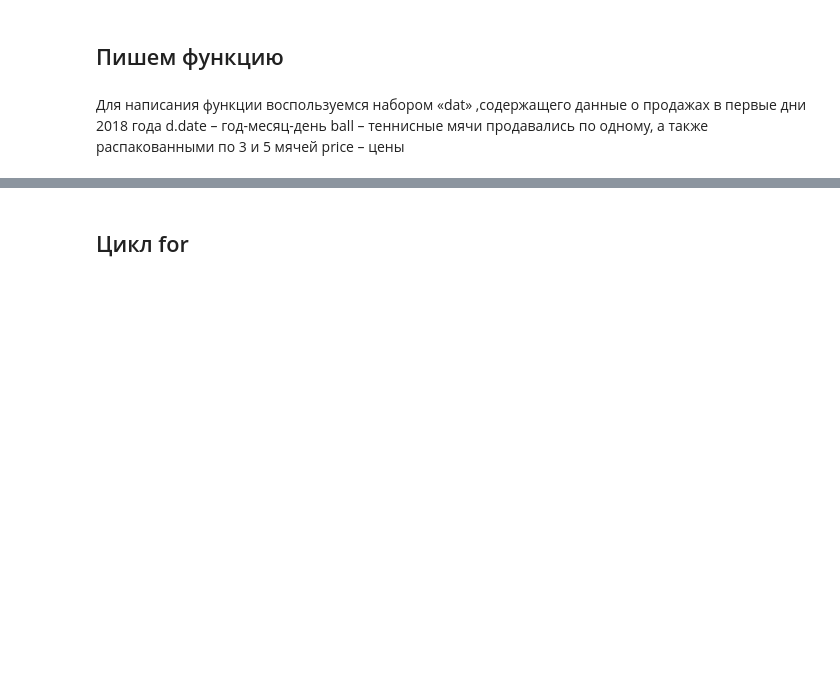
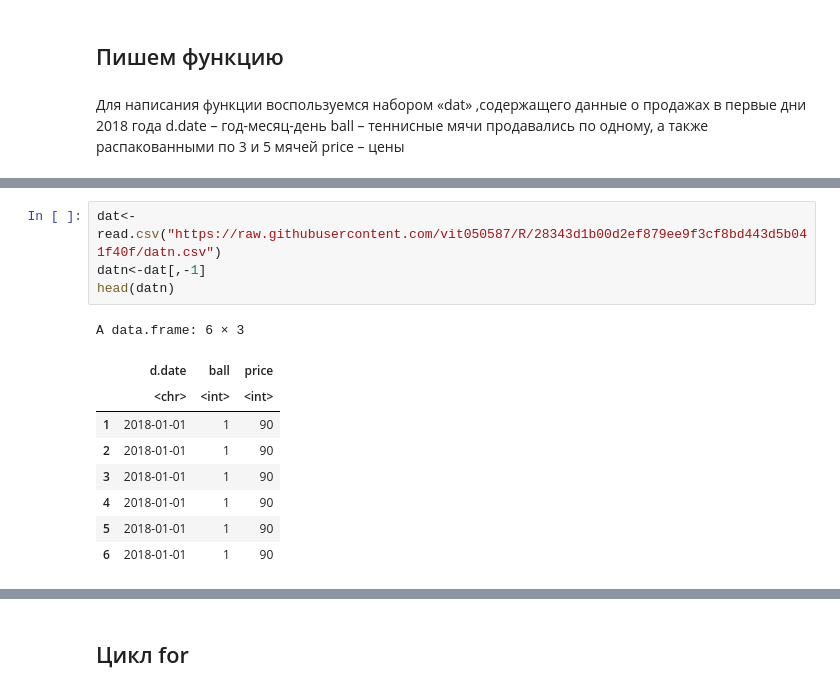
Before and after one commit to vit050587/R, a Jupyter notebook: lesson02.ipynb, the cells around one changed output, grey strips where cells are left out. Saved outputs shown, nothing was run; the diff lists cells and outputs as text; blank space fills up the shorter version.

```diff
--- a/lesson02.ipynb
+++ b/lesson02.ipynb
@@ -109,0 +118,14 @@ ERROR: ignored
+# %%
+dat<-read.csv("https://raw.githubusercontent.com/vit050587/R/28343d1b00d2ef879ee9f3cf8bd443d5b041f40f/datn.csv")
+datn<-dat[,-1]
+head(datn)
+# %% [output]
+A data.frame: 6 × 3
+|  | d.date | ball | price |
+|  | <chr> | <int> | <int> |
+| 1 | 2018-01-01 | 1 | 90 |
+| 2 | 2018-01-01 | 1 | 90 |
+| 3 | 2018-01-01 | 1 | 90 |
+| 4 | 2018-01-01 | 1 | 90 |
+| 5 | 2018-01-01 | 1 | 90 |
+| 6 | 2018-01-01 | 1 | 90 |
```
Also changed, not shown: parts of 40 cells of this notebook.
